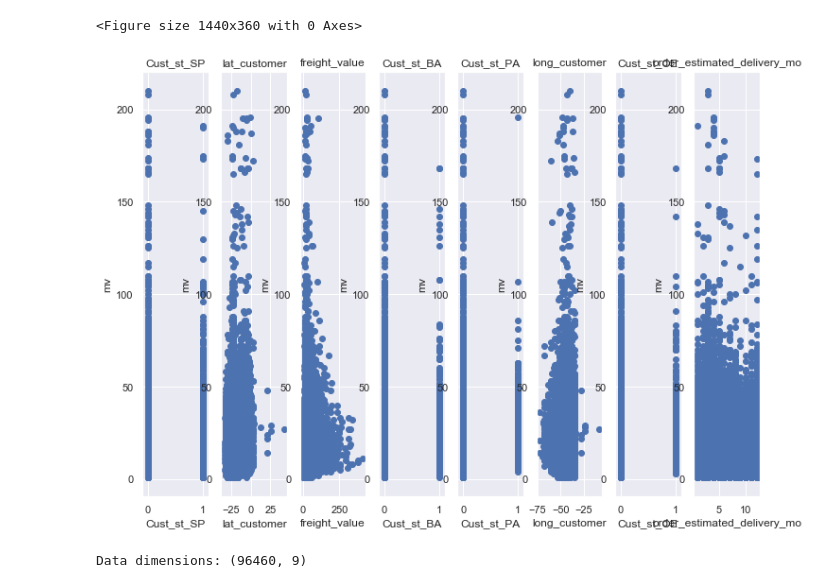
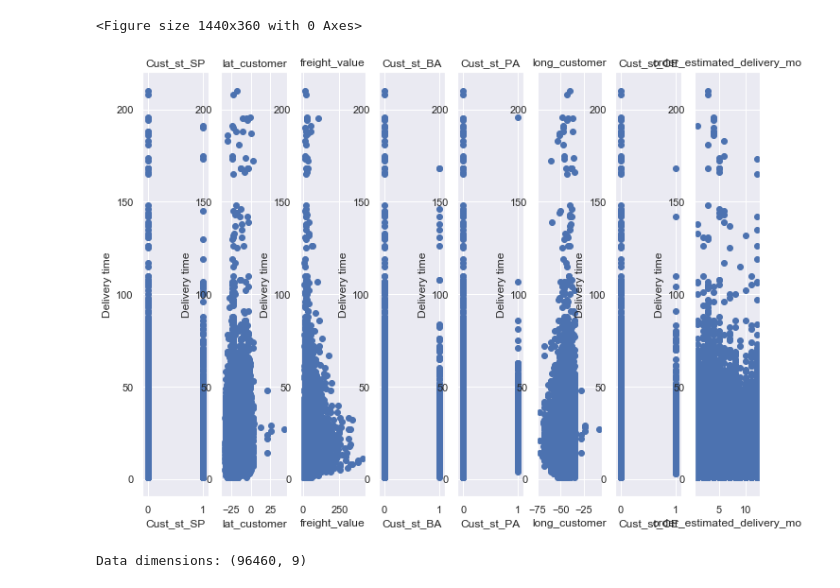
Before and after one commit to MSDS498/Predictive_Models, a Jupyter notebook: Linear_Rridge_Regression.ipynb, the cells around one changed output. Drawn from its saved outputs; the diff is of its cells as text; code cells hidden in the pictures.

```diff
--- a/Linear_Rridge_Regression.ipynb
+++ b/Linear_Rridge_Regression.ipynb
@@ -159,18 +164,18 @@ plt.figure(figsize=(20, 5))
 # %%
 #identify features for the model
 features = ['Cust_st_SP', 'lat_customer', 'freight_value', 'Cust_st_BA','Cust_st_PA','long_customer','Cust_st_CE','order_estimated_delivery_mo']
 target = model_data['fulfill_duration']
 
 for i, col in enumerate(features):
     plt.subplot(1, len(features) , i+1)
     x = model_data[col]
     y = target
     plt.scatter(x, y, marker='o')
     plt.title(col)
     plt.xlabel(col)
-    plt.ylabel('mv')
+    plt.ylabel('Delivery time')
 # %% [output]
-[figure, old version]
+[figure, new version]
 # %%
 # create data frame copy for modeling
 df_model_data_Scaled = model_data.copy()
```
Also changed, not shown: parts of 9 cells of this notebook, 4 other files.
